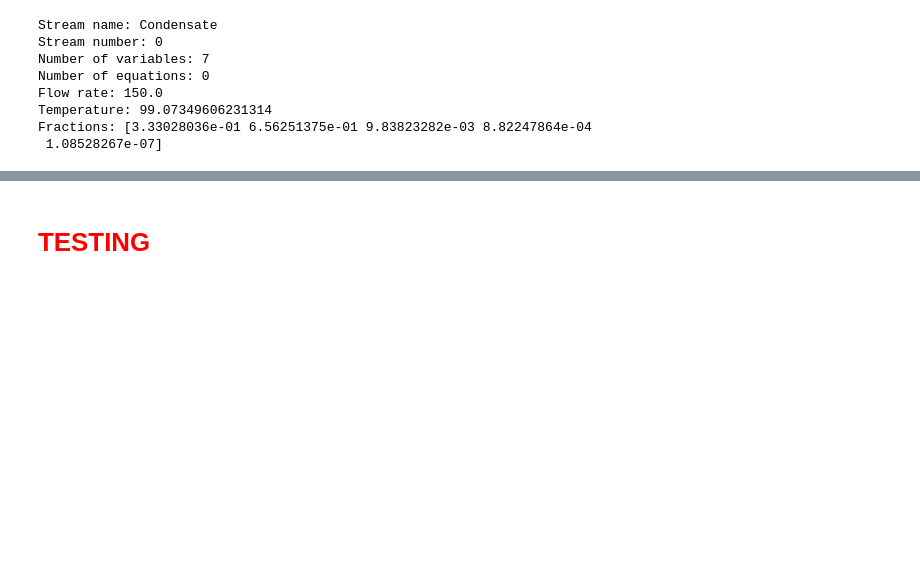
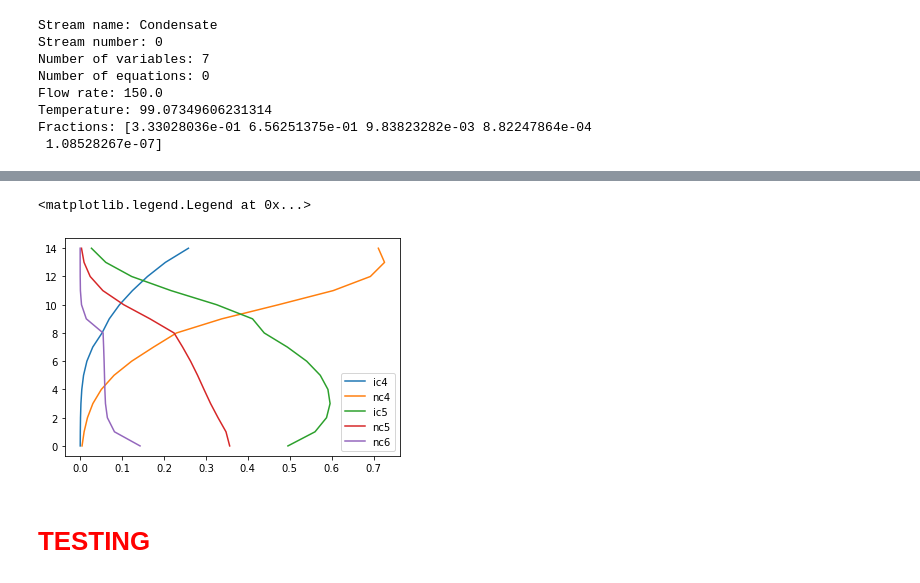
Before and after one commit to a1pat/Distillation, a Jupyter notebook: Distillation.ipynb, the cells around one changed output, grey strips where cells are left out. Drawn from its saved outputs; the diff is of its cells as text; code cells hidden in the pictures; blank space fills up the shorter version.

```diff
--- a/Distillation.ipynb
+++ b/Distillation.ipynb
@@ -675,3 +677,14 @@ Fractions: [3.33028036e-01 6.56251375e-01 9.83823282e-03 8.82247864e-04
+# %%
+plt.plot(foust_profile['x0'], foust_profile['tray_num'], '-')
+plt.plot(foust_profile['x1'], foust_profile['tray_num'], '-')
+plt.plot(foust_profile['x2'], foust_profile['tray_num'], '-')
+plt.plot(foust_profile['x3'], foust_profile['tray_num'], '-')
+plt.plot(foust_profile['x4'], foust_profile['tray_num'], '-')
+
+plt.legend(['ic4','nc4','ic5','nc5','nc6'])
+# %% [output]
+<matplotlib.legend.Legend at 0x...>
+[figure, added]
 # %% [markdown]
 # <font color='red'>TESTING</font>
 # %%
```
Also changed, not shown: parts of 15 cells of this notebook.
